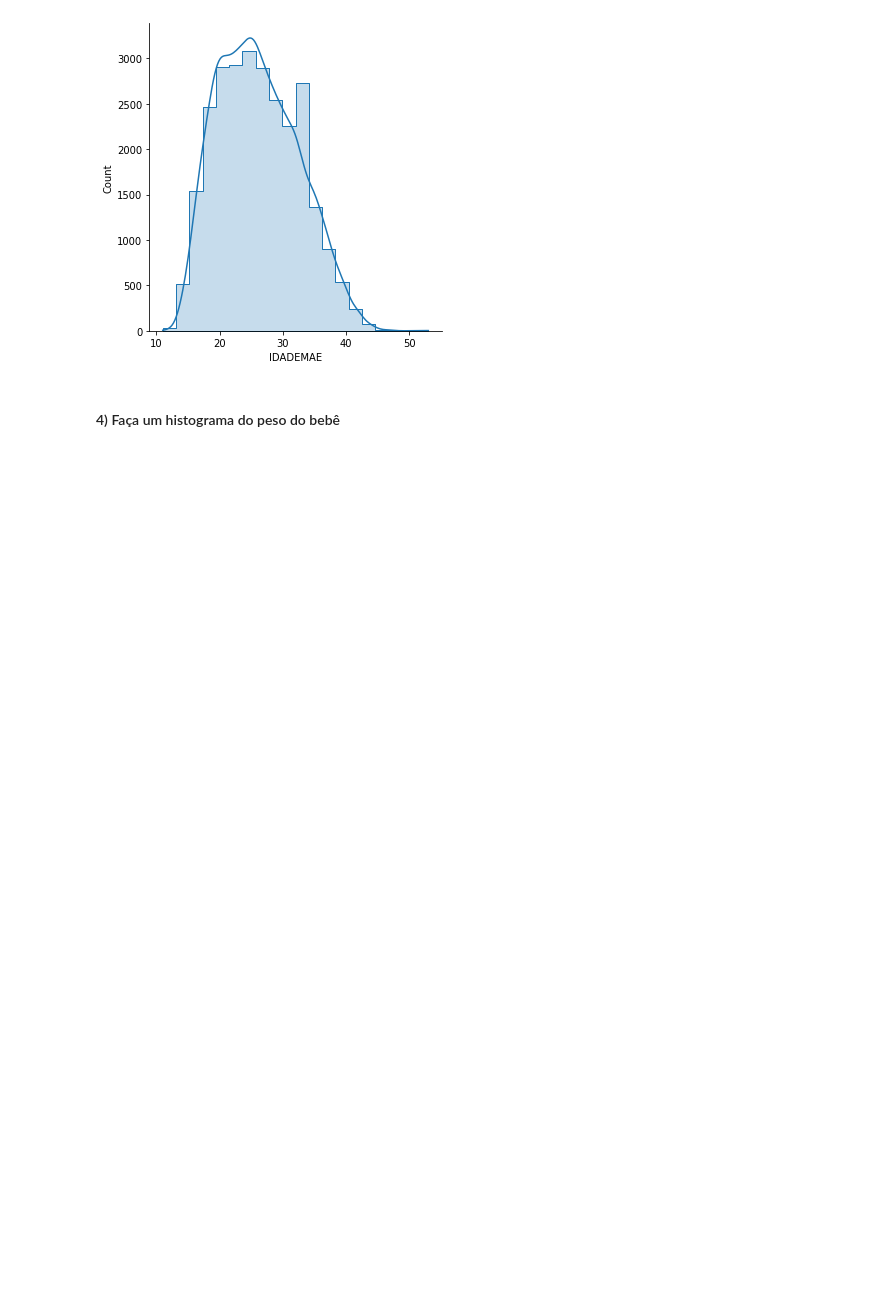
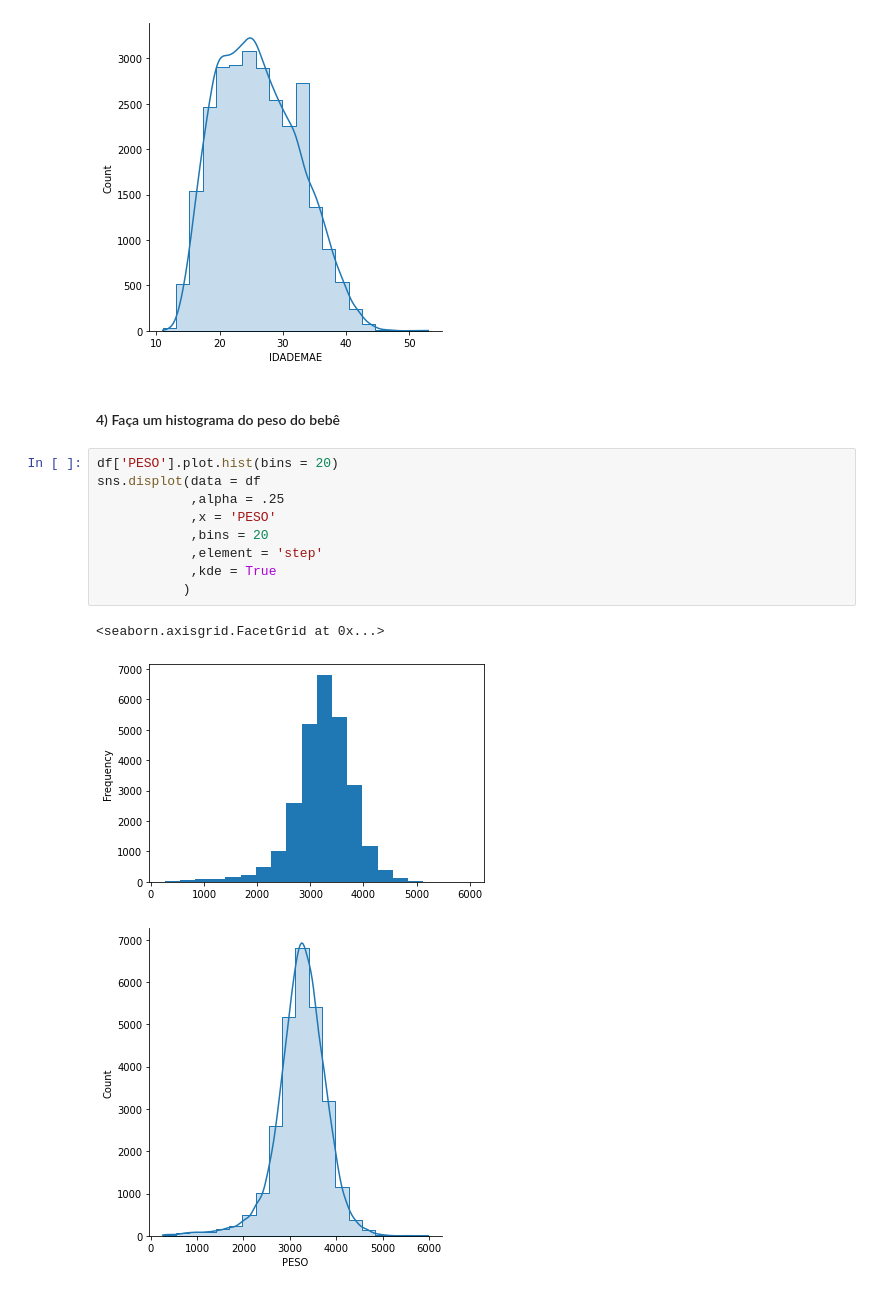
Before and after one commit to otitamario/data-science-ebac, a Jupyter notebook: mod-6-Descritiva-I/mod06 Tarefa 2.ipynb, the cells around one changed output. Cells and saved outputs as stored; diff of their text form; blank space fills up the shorter version.

Commit message:
peso bebe

```diff
--- a/mod-6-Descritiva-I/mod06 Tarefa 2.ipynb
+++ b/mod-6-Descritiva-I/mod06 Tarefa 2.ipynb
@@ -54,3 +54,16 @@ sns.displot(data = df
 [figure]
 # %% [markdown]
 #### 4) Faça um histograma do peso do bebê
+# %%
+df['PESO'].plot.hist(bins = 20)
+sns.displot(data = df
+            ,alpha = .25
+            ,x = 'PESO'
+            ,bins = 20
+            ,element = 'step'
+            ,kde = True
+           )
+# %% [output]
+<seaborn.axisgrid.FacetGrid at 0x...>
+[figure, added]
+[figure, added]
```
